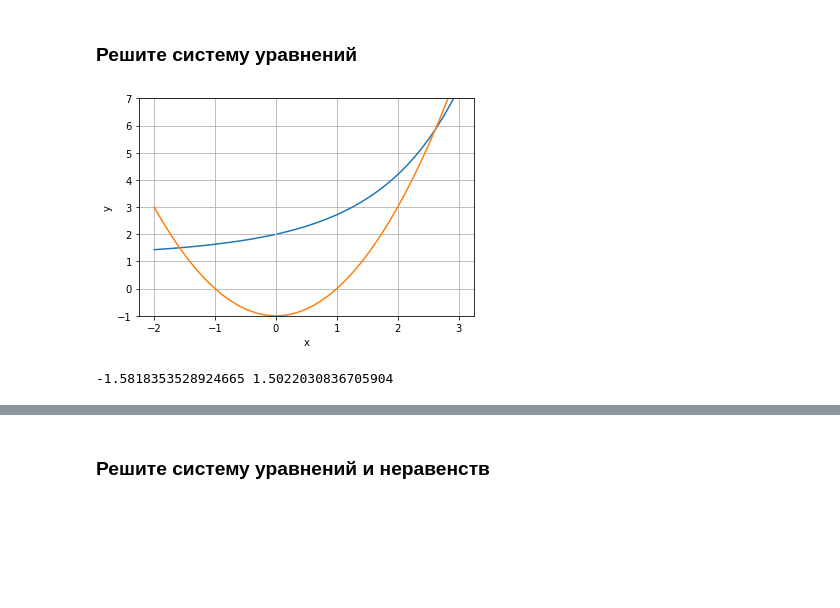
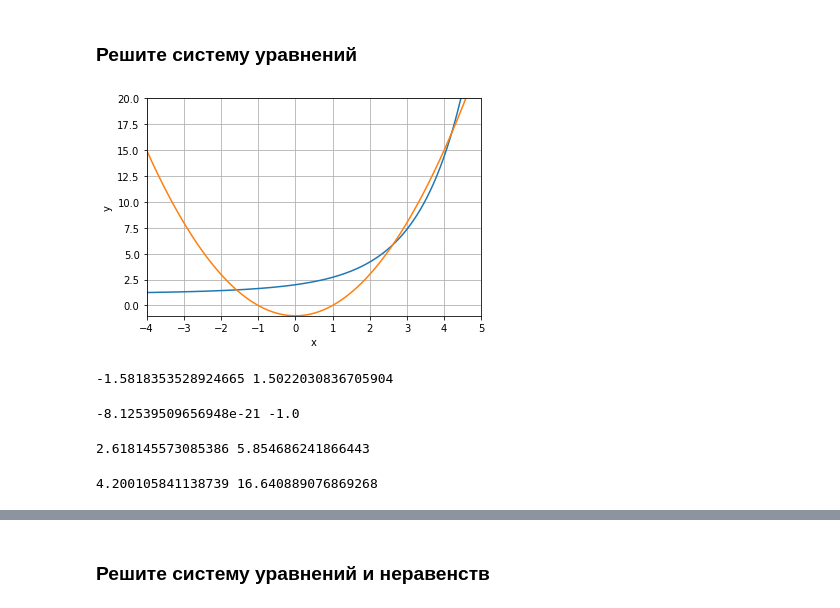
Before and after one commit to Dmitry0303/python, a Jupyter notebook: math_homework_3_4.ipynb, the cells around one changed output, grey strips where cells are left out. Drawn from its saved outputs; the diff is of its cells as text; code cells hidden in the pictures; blank space fills up the shorter version.

```diff
--- a/math_homework_3_4.ipynb
+++ b/math_homework_3_4.ipynb
@@ -70,16 +70,17 @@ else:
 # %% [markdown]
 ### Решите систему уравнений
 # %%
-x = np.linspace(-2, 3, 201)
+x = np.linspace(-4, 5, 401)
 plt.plot(x, (np.exp(x)-1)/x+1)
 plt.plot(x, x**2-1)
 plt.xlabel('x')
 plt.ylabel('y')
-plt.ylim(-1,7)
+plt.ylim(-1,20)
+plt.xlim(-4,5)
 plt.grid(True)
 plt.show()
 # %% [output]
-[figure, old version]
+[figure, new version]
 # %%
 # Численное решение пары точек - корней этой системы (найдется ближайший корень к н.у.)
 from scipy.optimize import fsolve
@@ -92,3 +93,21 @@ x1, y1 = fsolve(equations, (-1, 2))
 print(x1, y1)
 # %% [output]
 -1.5818353528924665 1.5022030836705904
+# %%
+x1, y1 = fsolve(equations, (0, 0))
+
+print(x1, y1)
+# %% [output]
+-8.12539509656948e-21 -1.0
+# %%
+x1, y1 = fsolve(equations, (2, 1))
+
+print(x1, y1)
+# %% [output]
+2.618145573085386 5.854686241866443
+# %%
+x1, y1 = fsolve(equations, (4, 5))
+
+print(x1, y1)
+# %% [output]
+4.200105841138739 16.640889076869268
```
Also changed, not shown: parts of 33 cells of this notebook.
